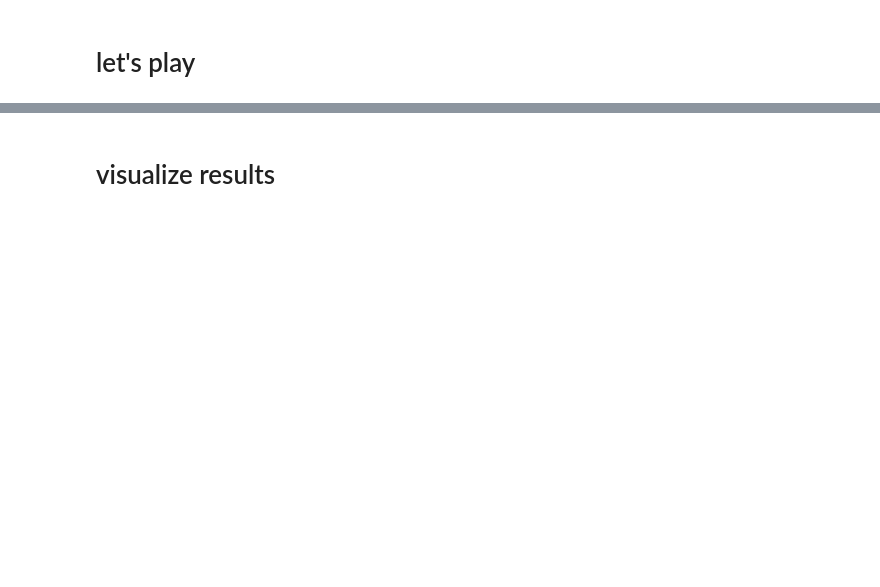
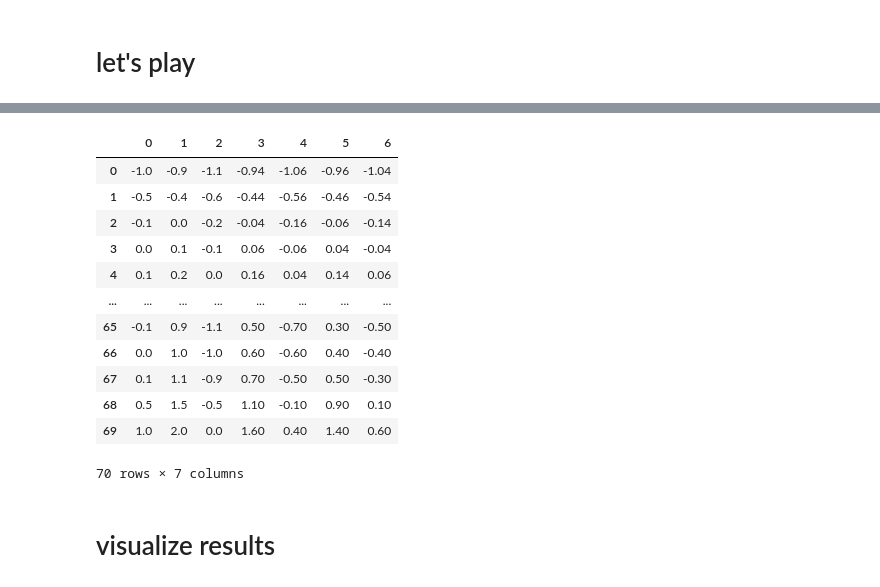
Before and after one commit to ucbtszh/suspicion-game, a Jupyter notebook: test-simulation-components.ipynb, the cells around one changed output, grey strips where cells are left out. Drawn from its saved outputs; the diff is of its cells as text; code cells hidden in the pictures; blank space fills up the shorter version.

```diff
--- a/test-simulation-components.ipynb
+++ b/test-simulation-components.ipynb
@@ -220,0 +138,16 @@ player_lie(trials[0].selected_card())
+# %%
+delta_matrix
+# %% [output]
+|  | 0 | 1 | 2 | 3 | 4 | 5 | 6 |
+| 0 | -1.0 | -0.9 | -1.1 | -0.94 | -1.06 | -0.96 | -1.04 |
+| 1 | -0.5 | -0.4 | -0.6 | -0.44 | -0.56 | -0.46 | -0.54 |
+| 2 | -0.1 | 0.0 | -0.2 | -0.04 | -0.16 | -0.06 | -0.14 |
+| 3 | 0.0 | 0.1 | -0.1 | 0.06 | -0.06 | 0.04 | -0.04 |
+| 4 | 0.1 | 0.2 | 0.0 | 0.16 | 0.04 | 0.14 | 0.06 |
+| ... | ... | ... | ... | ... | ... | ... | ... |
+| 65 | -0.1 | 0.9 | -1.1 | 0.50 | -0.70 | 0.30 | -0.50 |
+| 66 | 0.0 | 1.0 | -1.0 | 0.60 | -0.60 | 0.40 | -0.40 |
+| 67 | 0.1 | 1.1 | -0.9 | 0.70 | -0.50 | 0.50 | -0.30 |
+| 68 | 0.5 | 1.5 | -0.5 | 1.10 | -0.10 | 0.90 | 0.10 |
+| 69 | 1.0 | 2.0 | 0.0 | 1.60 | 0.40 | 1.40 | 0.60 |
+70 rows × 7 columns
```
Also changed, not shown: parts of 34 cells of this notebook, 1 other file.
